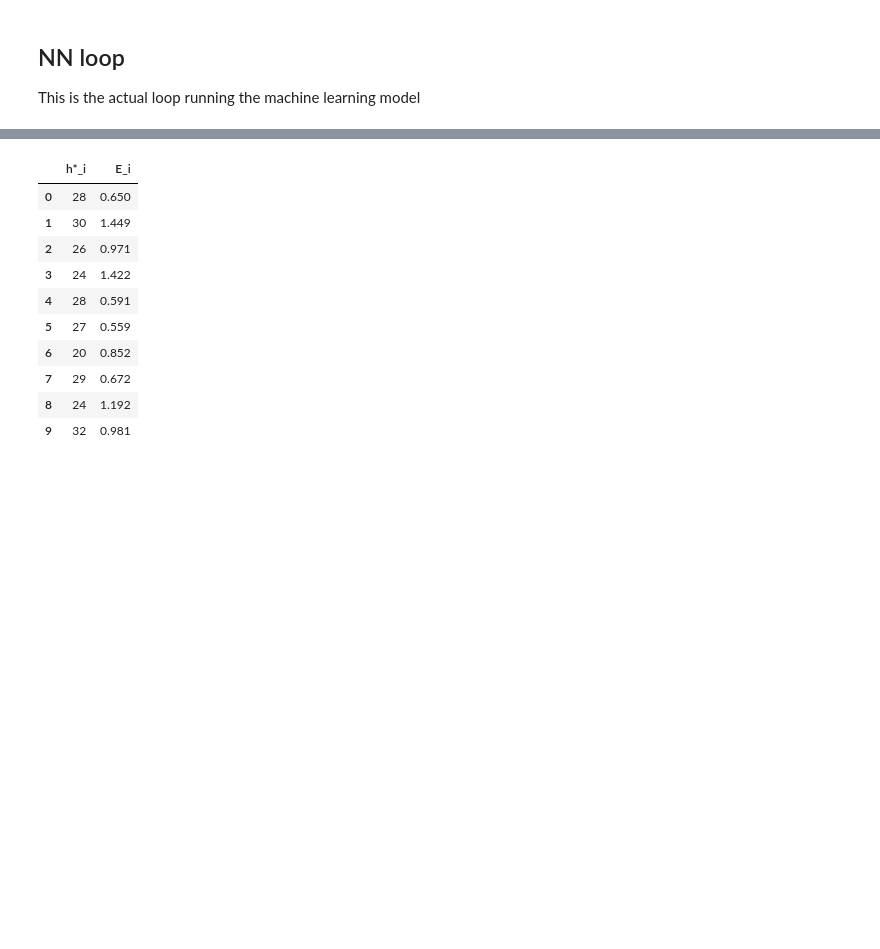
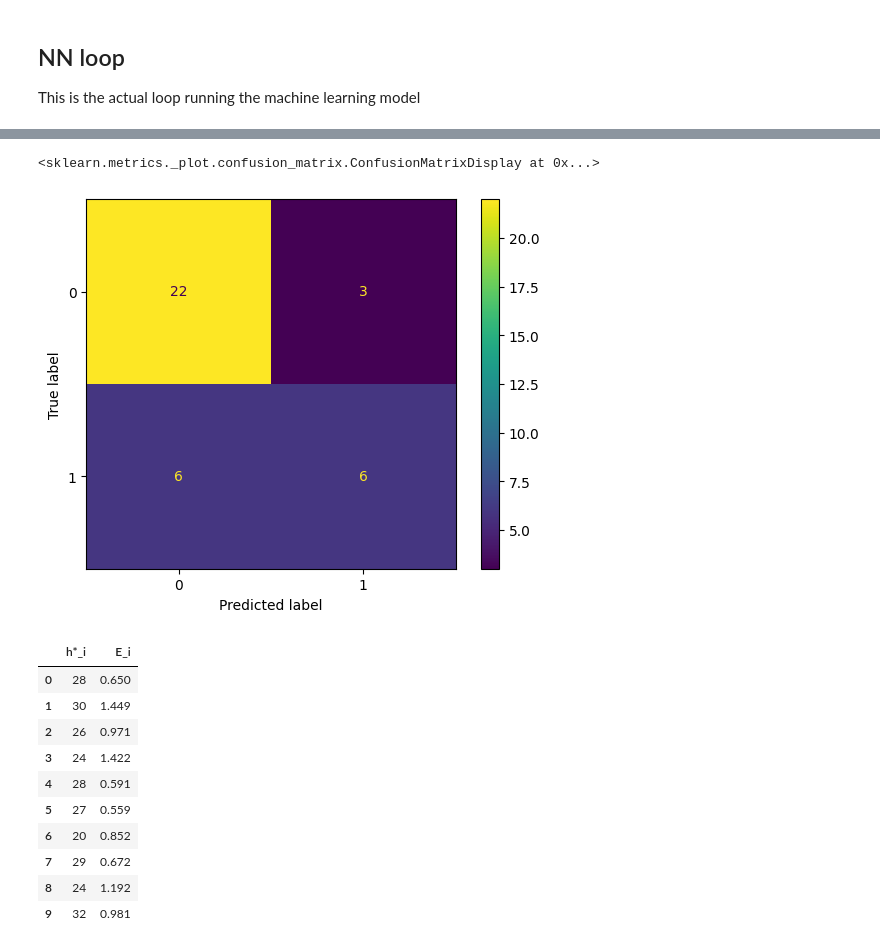
Before and after one commit to jozgu/SourhtAfricaHealthProject, a Jupyter notebook: assignment2.ipynb, the cells around one changed output, grey strips where cells are left out. Saved outputs shown, nothing was run; the diff lists cells and outputs as text; code cells hidden in the pictures; blank space fills up the shorter version.

```diff
--- a/assignment2.ipynb
+++ b/assignment2.ipynb
@@ -180,3 +189,8 @@ plt.show()
+# %%
+ConfusionMatrixDisplay(conf).plot()
+# %% [output]
+<sklearn.metrics._plot.confusion_matrix.ConfusionMatrixDisplay at 0x...>
+[figure, added]
 # %%
 best_model_mean = [round(np.mean(x),) for x in np.split(best_model, 10)]
 test_error_mean = [round(np.mean(x),3) for x in np.split(test_errors, 10)]
```
Also changed, not shown: parts of 6 cells of this notebook.
